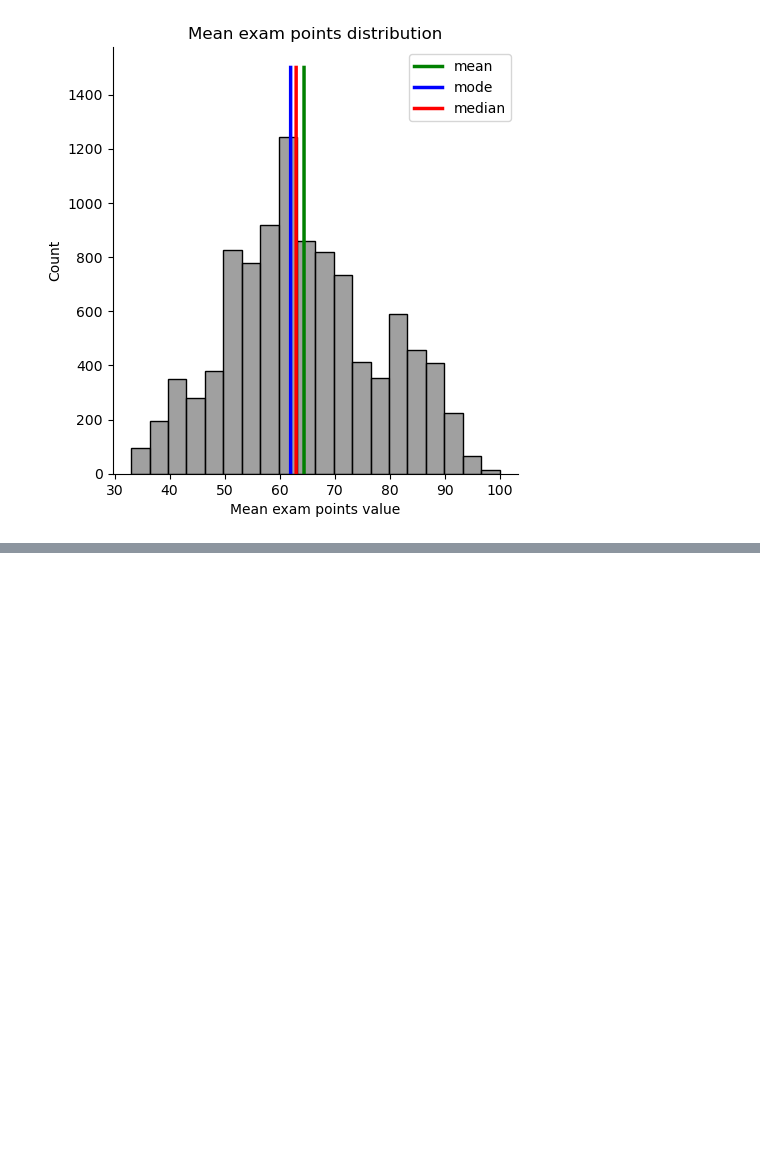
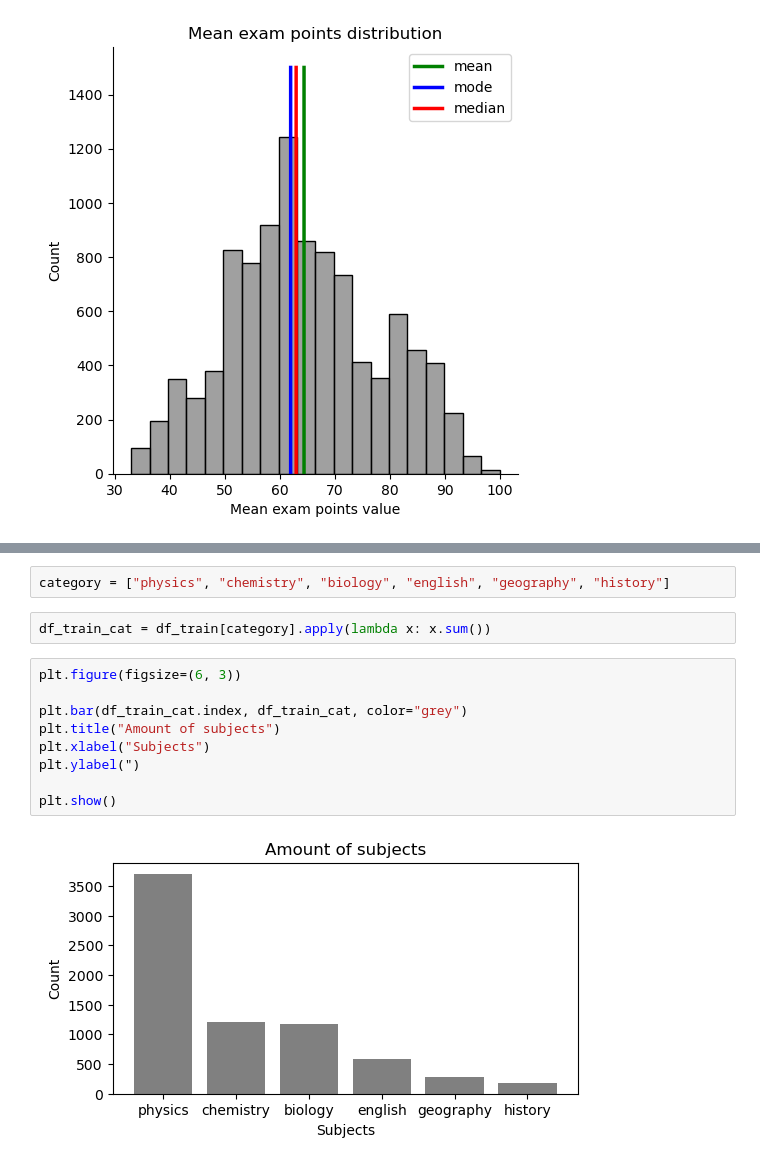
Before and after one commit to SpaceMakerc/tutor_prediction, a Jupyter notebook: predict_model_v1.ipynb, the cells around one changed output, grey strips where cells are left out. Drawn from its saved outputs; the diff is of its cells as text; blank space fills up the shorter version.

```diff
--- a/predict_model_v1.ipynb
+++ b/predict_model_v1.ipynb
@@ -198,0 +307,15 @@ The most popular Lesson prices located between 1100 and 1500. The biggest price
+# %%
+category = ["physics", "chemistry", "biology", "english", "geography", "history"]
+# %%
+df_train_cat = df_train[category].apply(lambda x: x.sum())
+# %%
+plt.figure(figsize=(6, 3))
+
+plt.bar(df_train_cat.index, df_train_cat, color="grey")
+plt.title("Amount of subjects")
+plt.xlabel("Subjects")
+plt.ylabel(")
+
+plt.show()
+# %% [output]
+[figure, added]
```
Also changed, not shown: parts of 17 cells of this notebook.
